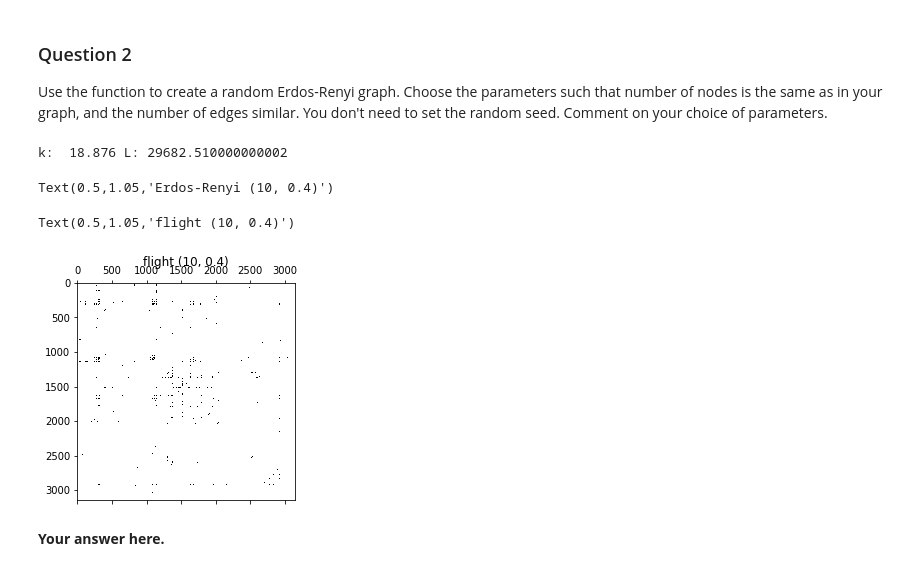
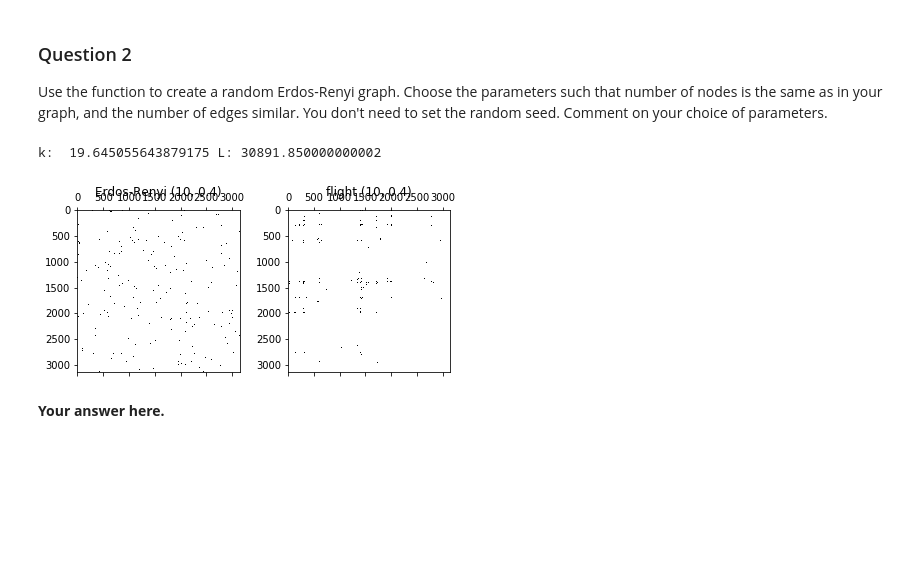
Before and after one commit to weberjoe/NTDS-MS-1-Route2-911, a Jupyter notebook: MS_2/2_network_models.ipynb, the cells around one changed output. Cells and saved outputs as stored; diff of their text form; code cells hidden in the pictures; blank space fills up the shorter version.

```diff
--- a/MS_2/2_network_models.ipynb
+++ b/MS_2/2_network_models.ipynb
@@ -125,21 +107,24 @@ Text(0.5,1.05,'Erdos-Renyi (10, 0.4)')
 ### Question 2
 
 Use the function to create a random Erdos-Renyi graph. Choose the parameters such that number of nodes is the same as in your graph, and the number of edges similar. You don't need to set the random seed. Comment on your choice of parameters.
-# %%
-# Your code here.
-
-er = erdos_renyi(n_nodes, 0.006, 7648)
-plt.spy(er)
-plt.title('Erdos-Renyi (10, 0.4)')
-# %% [output]
-k:  18.876 L: 29682.510000000002
-Text(0.5,1.05,'Erdos-Renyi (10, 0.4)')
+# %%
+# calculate percentage of nodes from all possible nodes
+L = (((n_nodes * (n_nodes - 1)) / 2))
+p = ((L - (n_edges) * 100 )/ L)/100
+er = erdos_renyi(n_nodes, p, )
+# %% [output]
+k:  19.645055643879175 L: 30891.850000000002
 # %%
+plt.subplot(1, 2, 1)
+plt.spy(er)
+plt.title('Erdos-Renyi (10, 0.4)')
+
+plt.subplot(1, 2, 2)
 plt.spy(adjacency)
 plt.title('flight (10, 0.4)')
+plt.tight_layout()
 # %% [output]
-Text(0.5,1.05,'flight (10, 0.4)')
-[figure, old version]
+[figure, new version]
 # %% [markdown]
 **Your answer here.**
 # %% [markdown]
```
Also changed, not shown: parts of 13 cells of this notebook.
